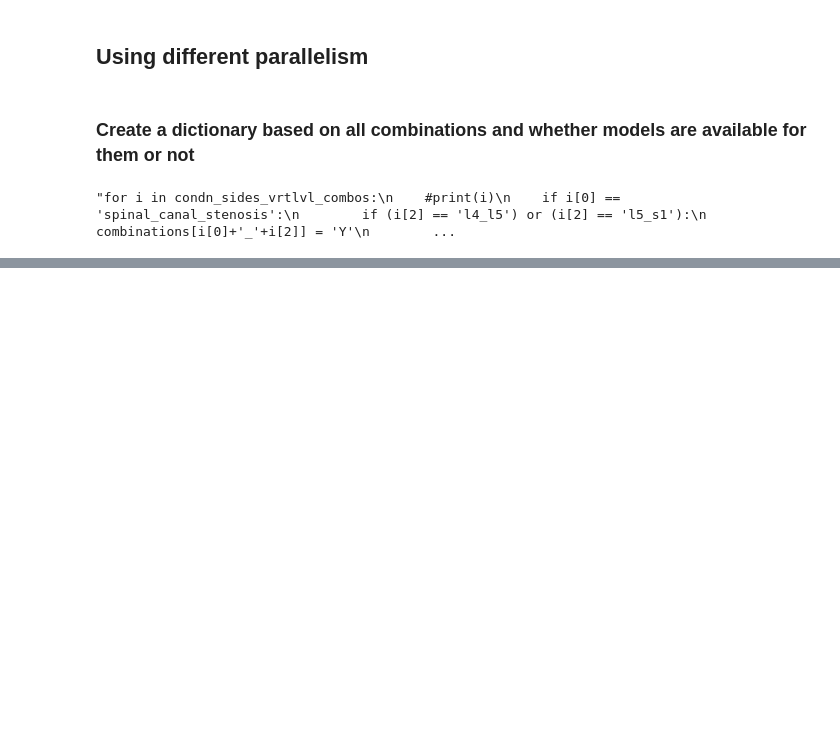
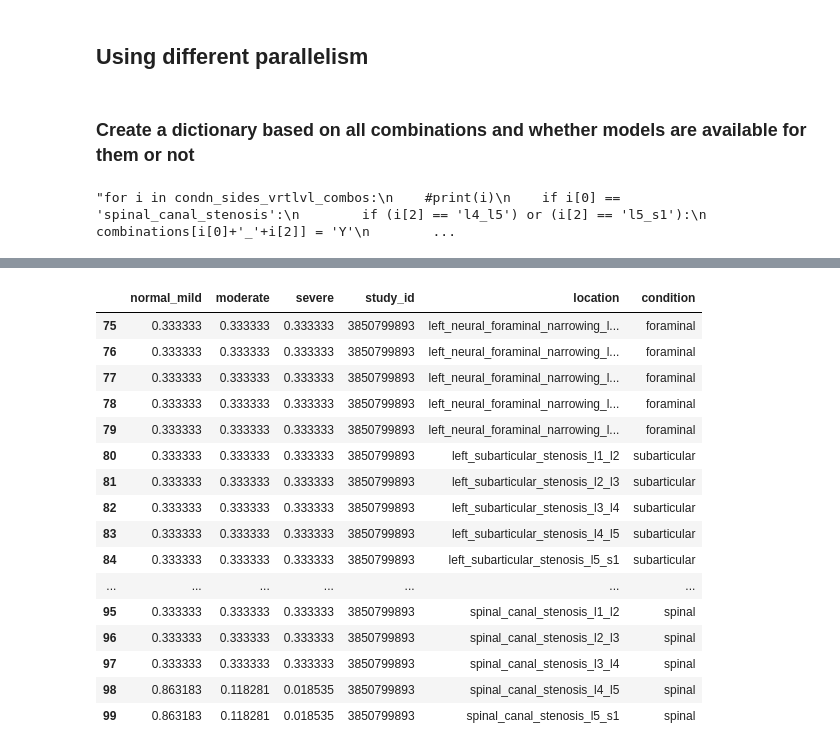
Before and after one commit to sumaniitm/RSNA-2024-Lumbar-Spine-Degenerative-Classification, a Jupyter notebook: suman-submission-v3.ipynb, the cells around one changed output, grey strips where cells are left out. Saved outputs shown, nothing was run; the diff lists cells and outputs as text; code cells hidden in the pictures; blank space fills up the shorter version.

```diff
--- a/suman-submission-v3.ipynb
+++ b/suman-submission-v3.ipynb
@@ -207,12 +226,15 @@ Number of Logical CPU cores: 4
 # %%
 model_dict = {}
 
-model_dict['right_neural_foraminal_narrowing_l2_l3'] = keras.models.\
+model_dict['right_subarticular_stenosis_l1_l2'] = keras.models.\
+load_model("/kaggle/input/keras_base_right_subarticular_stenosis_l1_l2/tensorflow2/tpu-trained-no-efficientnet/1/keras_base_right_subarticular_stenosis_l1_l2.h5")
+
+"""model_dict['right_neural_foraminal_narrowing_l2_l3'] = keras.models.\
 load_model("/kaggle/input/keras_base_right_neural_foraminal_narrowing_l2_l3/tensorflow2/default/5/keras_base_right_neural_foraminal_narrowing_l2_l3.h5")
 
 model_dict['right_neural_foraminal_narrowing_l1_l2'] = keras.models.\
 load_model("/kaggle/input/keras_base_right_neural_foraminal_narrowing_l1_l2/tensorflow2/default/3/keras_base_right_neural_foraminal_narrowing_l1_l2.h5")
-
+"""
 model_dict['spinal_canal_stenosis_l4_l5'] = keras.models.\
 load_model("/kaggle/input/keras_base_spinal_canal_stenosis_l4_l5/tensorflow2/default/2/keras_base_spinal_canal_stenosis_l4_l5.h5")
 
@@ -373,8 +382,8 @@ combinations['left_neural_foraminal_narrowing_l2_l3'] = 'N'
 combinations['left_neural_foraminal_narrowing_l3_l4'] = 'N'
 combinations['left_neural_foraminal_narrowing_l4_l5'] = 'N'
 combinations['left_neural_foraminal_narrowing_l5_s1'] = 'N'
-combinations['right_neural_foraminal_narrowing_l1_l2'] = 'Y'
-combinations['right_neural_foraminal_narrowing_l2_l3'] = 'Y'
+combinations['right_neural_foraminal_narrowing_l1_l2'] = 'N'
+combinations['right_neural_foraminal_narrowing_l2_l3'] = 'N'
 combinations['right_neural_foraminal_narrowing_l3_l4'] = 'N'
 combinations['right_neural_foraminal_narrowing_l4_l5'] = 'N'
 combinations['right_neural_foraminal_narrowing_l5_s1'] = 'N'
@@ -383,7 +392,7 @@ combinations['left_subarticular_stenosis_l2_l3'] = 'N'
 combinations['left_subarticular_stenosis_l3_l4'] = 'N'
 combinations['left_subarticular_stenosis_l4_l5'] = 'N'
 combinations['left_subarticular_stenosis_l5_s1'] = 'N'
-combinations['right_subarticular_stenosis_l1_l2'] = 'N'
+combinations['right_subarticular_stenosis_l1_l2'] = 'Y'
 combinations['right_subarticular_stenosis_l2_l3'] = 'N'
 combinations['right_subarticular_stenosis_l3_l4'] = 'N'
 combinations['right_subarticular_stenosis_l4_l5'] = 'N'
@@ -449,6 +486,7 @@ if Test:
 
     i = submission[(submission.row_id == 'samples')].index
     submission = submission.drop(i).reset_index(drop=True)
+    submission = submission.sort_values(by=['row_id']).reset_index(drop=True)
 else:
     for row_id, feature in rows.items():
         feature_set_reshaped = feature.reshape(1, -1)
@@ -459,5 +497,6 @@ else:
 
     i = submission[(submission.row_id == 'samples')].index
     submission = submission.drop(i).reset_index(drop=True)
+    submission = submission.sort_values(by=['row_id']).reset_index(drop=True)
 # %%
 submission.to_csv('submission.csv', index=False)
@@ -470 +553,23 @@ final score during training :  0.8963265673824675
 {True}
+# %%
+#submission[submission['row_id'].str.contains('4094479531')]
+submission[submission['study_id'].str.contains('3850799893')].sort_values(by=['location'])
+#submission
+# %% [output]
+|  | normal_mild | moderate | severe | study_id | location | condition |
+| 75 | 0.333333 | 0.333333 | 0.333333 | 3850799893 | left_neural_foraminal_narrowing_l... | foraminal |
+| 76 | 0.333333 | 0.333333 | 0.333333 | 3850799893 | left_neural_foraminal_narrowing_l... | foraminal |
+| 77 | 0.333333 | 0.333333 | 0.333333 | 3850799893 | left_neural_foraminal_narrowing_l... | foraminal |
+| 78 | 0.333333 | 0.333333 | 0.333333 | 3850799893 | left_neural_foraminal_narrowing_l... | foraminal |
+| 79 | 0.333333 | 0.333333 | 0.333333 | 3850799893 | left_neural_foraminal_narrowing_l... | foraminal |
+| 80 | 0.333333 | 0.333333 | 0.333333 | 3850799893 | left_subarticular_stenosis_l1_l2 | subarticular |
+| 81 | 0.333333 | 0.333333 | 0.333333 | 3850799893 | left_subarticular_stenosis_l2_l3 | subarticular |
+| 82 | 0.333333 | 0.333333 | 0.333333 | 3850799893 | left_subarticular_stenosis_l3_l4 | subarticular |
+| 83 | 0.333333 | 0.333333 | 0.333333 | 3850799893 | left_subarticular_stenosis_l4_l5 | subarticular |
+| 84 | 0.333333 | 0.333333 | 0.333333 | 3850799893 | left_subarticular_stenosis_l5_s1 | subarticular |
+| ... | ... | ... | ... | ... | ... | ... |
+| 95 | 0.333333 | 0.333333 | 0.333333 | 3850799893 | spinal_canal_stenosis_l1_l2 | spinal |
+| 96 | 0.333333 | 0.333333 | 0.333333 | 3850799893 | spinal_canal_stenosis_l2_l3 | spinal |
+| 97 | 0.333333 | 0.333333 | 0.333333 | 3850799893 | spinal_canal_stenosis_l3_l4 | spinal |
+| 98 | 0.863183 | 0.118281 | 0.018535 | 3850799893 | spinal_canal_stenosis_l4_l5 | spinal |
+| 99 | 0.863183 | 0.118281 | 0.018535 | 3850799893 | spinal_canal_stenosis_l5_s1 | spinal |
```
Also changed, not shown: parts of 17 cells of this notebook.
